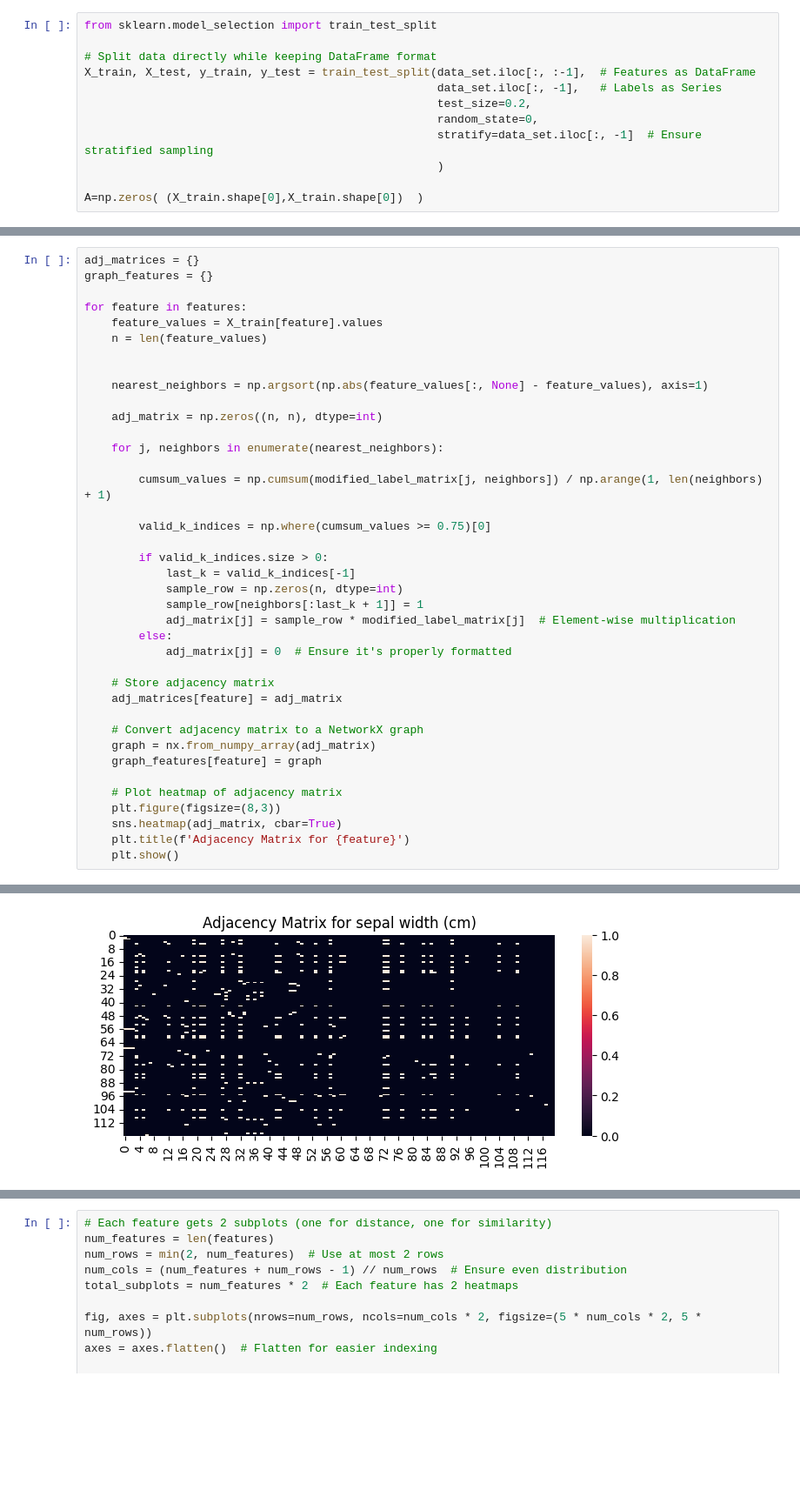
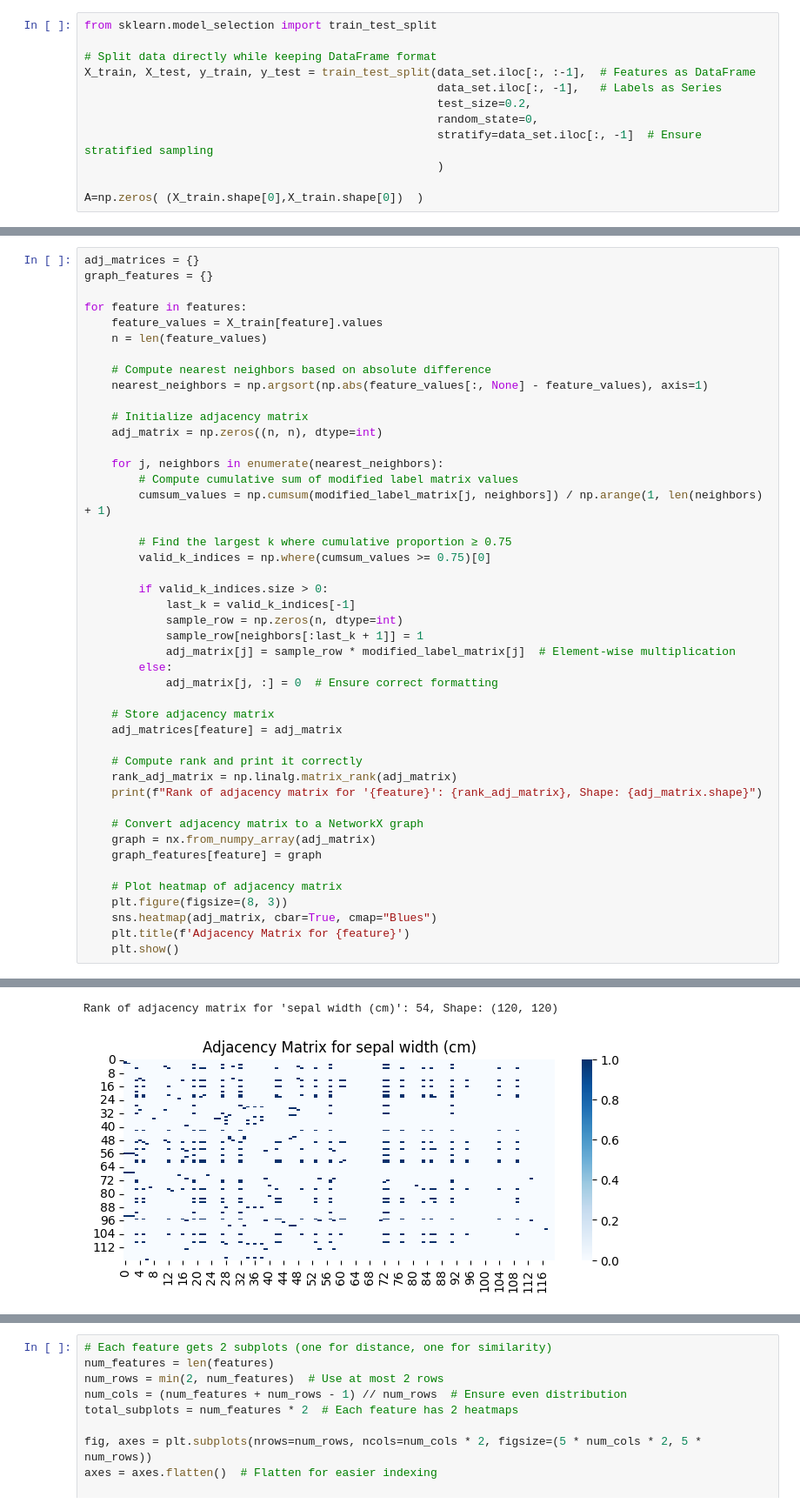
Before and after one commit to alibagheribardi/Erdos_Project, a Jupyter notebook: Graph_ID.ipynb, the cells around one changed output, grey strips where cells are left out. Shown at 87% size. Saved outputs shown, nothing was run; the diff lists cells and outputs as text; blank space fills up the shorter version.

```diff
--- a/Graph_ID.ipynb
+++ b/Graph_ID.ipynb
@@ -345,15 +462,17 @@ for feature in features:
     feature_values = X_train[feature].values
     n = len(feature_values)
 
-
+    # Compute nearest neighbors based on absolute difference
     nearest_neighbors = np.argsort(np.abs(feature_values[:, None] - feature_values), axis=1)
 
+    # Initialize adjacency matrix
     adj_matrix = np.zeros((n, n), dtype=int)
 
     for j, neighbors in enumerate(nearest_neighbors):
-
+        # Compute cumulative sum of modified label matrix values
         cumsum_values = np.cumsum(modified_label_matrix[j, neighbors]) / np.arange(1, len(neighbors) + 1)
 
+        # Find the largest k where cumulative proportion ≥ 0.75
         valid_k_indices = np.where(cumsum_values >= 0.75)[0]
 
         if valid_k_indices.size > 0:
@@ -362,18 +481,22 @@ for feature in features:
             sample_row[neighbors[:last_k + 1]] = 1
             adj_matrix[j] = sample_row * modified_label_matrix[j]  # Element-wise multiplication
         else:
-            adj_matrix[j] = 0  # Ensure it's properly formatted
+            adj_matrix[j, :] = 0  # Ensure correct formatting
 
     # Store adjacency matrix
     adj_matrices[feature] = adj_matrix
+
+    # Compute rank and print it correctly
+    rank_adj_matrix = np.linalg.matrix_rank(adj_matrix)
+    print(f"Rank of adjacency matrix for '{feature}': {rank_adj_matrix}, Shape: {adj_matrix.shape}")
 
     # Convert adjacency matrix to a NetworkX graph
     graph = nx.from_numpy_array(adj_matrix)
     graph_features[feature] = graph
 
     # Plot heatmap of adjacency matrix
-    plt.figure(figsize=(8,3))
-    sns.heatmap(adj_matrix, cbar=True)
+    plt.figure(figsize=(8, 3))
+    sns.heatmap(adj_matrix, cbar=True, cmap="Blues")
     plt.title(f'Adjacency Matrix for {feature}')
     plt.show()
 # %% [output]
@@ -381 +505,2 @@ for feature in features:
+Rank of adjacency matrix for 'sepal width (cm)': 54, Shape: (120, 120)
-[figure, old version]
+[figure, new version]
```
Also changed, not shown: parts of 4 cells of this notebook.
